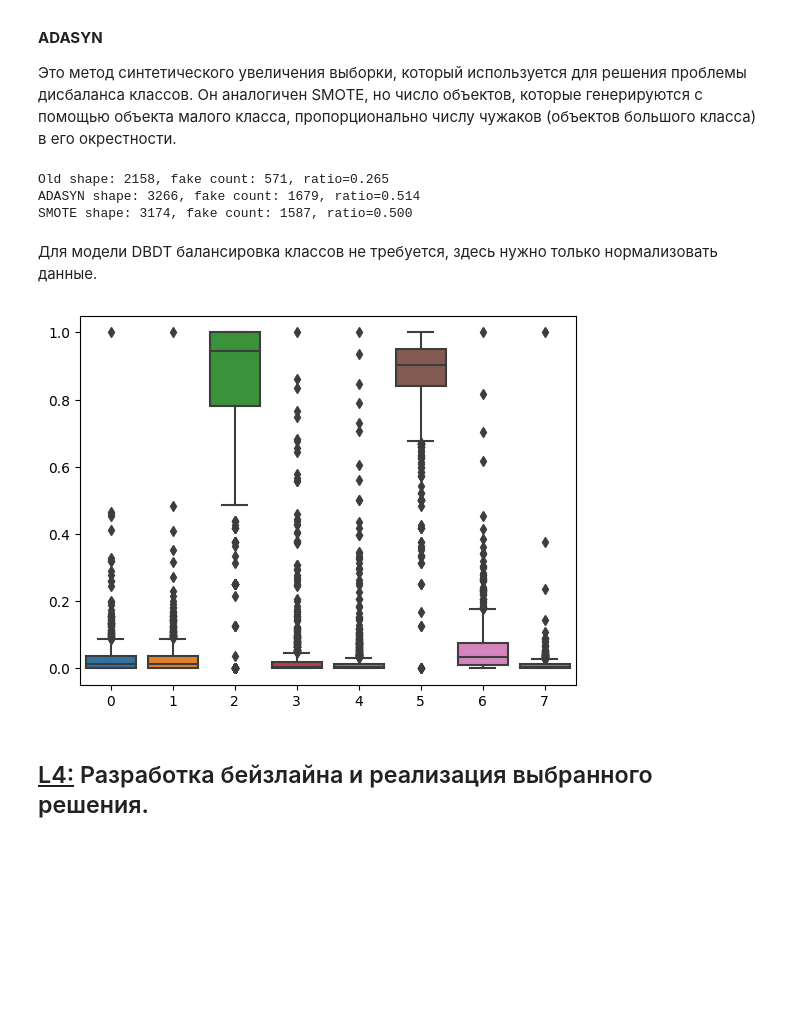
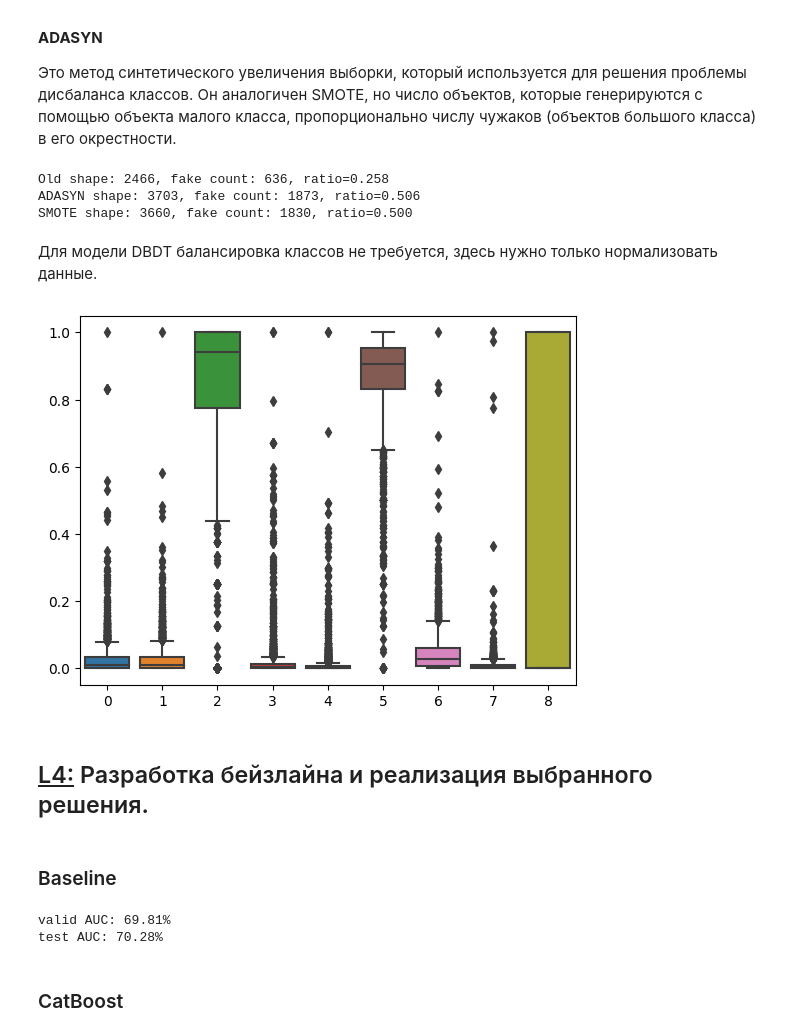
Before and after one commit to wyluilipe/wb_fakerecalls, a Jupyter notebook: mltask.ipynb, the cells around one changed output. Saved outputs shown, nothing was run; the diff lists cells and outputs as text; code cells hidden in the pictures; blank space fills up the shorter version.

```diff
--- a/mltask.ipynb
+++ b/mltask.ipynb
@@ -273,14 +273,14 @@ __ADASYN__
 from imblearn.over_sampling import ADASYN, SMOTE
 
 X, y = df[features[:-1]], df['label']
-X_train, X_test, y_train, y_test = train_test_split(X, y, train_size=0.7, random_state=42)
+X_train, X_valid, y_train, y_valid = train_test_split(X, y, train_size=0.8, stratify=y, random_state=42)
+X_test, X_valid, y_test, y_valid = train_test_split(X_valid, y_valid, train_size=0.5,
+                                                    stratify=y_valid, random_state=42)
 
 adasyn = ADASYN(random_state=42)
 smote = SMOTE(random_state=42)
 X_train_balanced, y_train_balanced = adasyn.fit_resample(X_train, y_train)
 X_train_resampled, y_train_resampled = smote.fit_resample(X_train, y_train)
-
-X_test, X_valid, y_test, y_valid = train_test_split(X_test, y_test, train_size=0.5, stratify=y_test, random_state=42)
 
 print('Old shape: {}, fake count: {}, ratio={:.3f}'.format(
     X_train.shape[0],
@@ -300,32 +300,40 @@ print('SMOTE shape: {}, fake count: {}, ratio={:.3f}'.format(
     y_train_resampled.sum() / y_train_resampled.shape[0]
 ))
 # %% [output]
-Old shape: 2158, fake count: 571, ratio=0.265
-ADASYN shape: 3266, fake count: 1679, ratio=0.514
-SMOTE shape: 3174, fake count: 1587, ratio=0.500
+Old shape: 2466, fake count: 636, ratio=0.258
+ADASYN shape: 3703, fake count: 1873, ratio=0.506
+SMOTE shape: 3660, fake count: 1830, ratio=0.500
 # %% [markdown]
 Для модели DBDT балансировка классов не требуется, здесь нужно только нормализовать данные.
 # %%
-X, y = df[features[:-1]], df['label']
-x_train, x_test, y_train, y_test = train_test_split(X, y, train_size=0.7, random_state=42)
+X, y = data[features], data['label']
+x_train, x_valid, y_train, y_valid = train_test_split(X, y, train_size=0.8, stratify=y, random_state=42)
+x_valid, x_test, y_valid, y_test = train_test_split(x_valid, y_valid, train_size=0.5, stratify=y_valid, random_state=42)
 
 x_train = (x_train - x_train.min()) / (x_train.max() - x_train.min())
+x_valid = (x_valid - x_valid.min()) / (x_valid.max() - x_valid.min())
 x_test = (x_test - x_test.min()) / (x_test.max() - x_test.min())
 
 x_train = np.array(x_train)
+x_valid = np.array(x_valid)
 x_test = np.array(x_test)
 
 y_train = np.array(y_train).astype(np.float32)
+y_valid = np.array(y_valid).astype(np.float32)
 y_test = np.array(y_test).astype(np.float32)
 
 y_train = y_train.reshape(-1)
+y_valid = y_valid.reshape(-1)
 y_test = y_test.reshape(-1)
 
 y_train = y_train * 2 - 1
+y_valid = y_valid * 2 - 1
 y_test = y_test * 2 - 1
 # %%
-sns.boxplot(x_test);
+sns.boxplot(x_train);
 # %% [output]
-[figure, old version]
+[figure, new version]
 # %% [markdown]
 ## <u>L4:</u> Разработка бейзлайна и реализация выбранного решения.
+# %% [markdown]
+### Baseline
@@ -331,0 +344,38 @@ sns.boxplot(x_test);
+# %%
+import numpy as np
+from xgboost import XGBClassifier
+import xgboost as xgb
+from sklearn.metrics import roc_auc_score
+from sklearn.model_selection import train_test_split
+from sklearn.model_selection import RandomizedSearchCV
+
+weights = (y == 0).sum() / (1.0 * (y == 1).sum()) * 1.1
+
+param = {
+    'eta': 0.1,
+    'max_depth': 5,
+    'objective': 'binary:logistic',
+    'eval_metric': 'auc',
+    'scale_pos_weight': weights
+}
+
+num_round = 100
+dtrain = xgb.DMatrix(X_train, label=y_train)
+model = xgb.train(param, dtrain, num_round)
+
+dtest = xgb.DMatrix(X_valid)
+y_pred = model.predict(dtest)
+#y_pred = np.where(y_pred >= 0.6, 1, 0)
+
+auc = roc_auc_score(y_valid, y_pred)
+print("valid AUC: %.2f%%" % (auc * 100.0))
+
+y_pred = model.predict(xgb.DMatrix(X_test))
+#y_pred = np.where(y_pred >= 0.6, 1, 0)
+auc = roc_auc_score(y_test, y_pred)
+print("test AUC: %.2f%%" % (auc * 100.0))
+# %% [output]
+valid AUC: 69.81%
+test AUC: 70.28%
+# %% [markdown]
+### CatBoost
```
Also changed, not shown: parts of 14 cells of this notebook, 1 other file.
